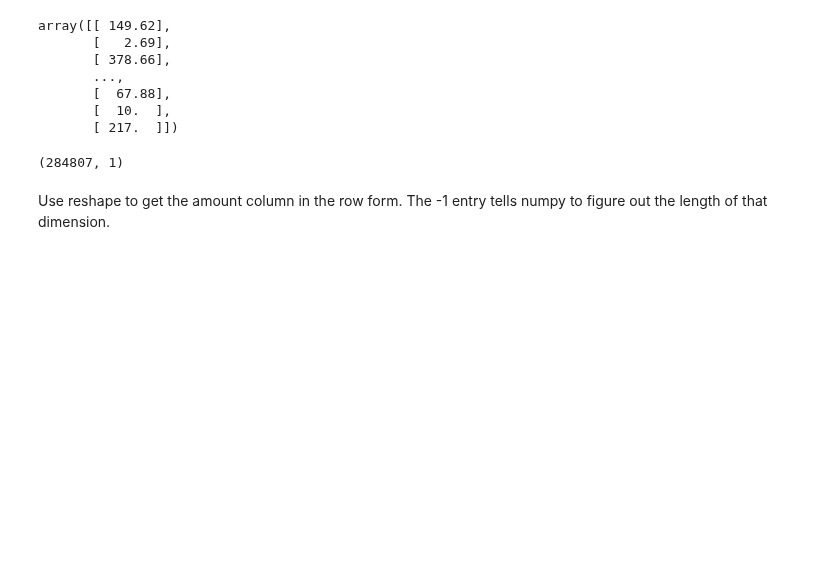
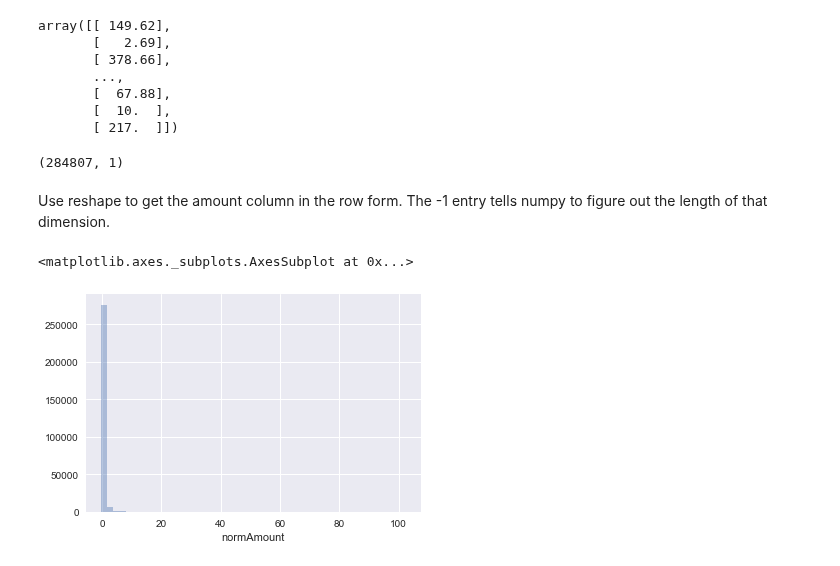
Before and after one commit to sushant2811/CreditCardFraudDetection, a Jupyter notebook: CreditCardFraudDetection.ipynb, the cells around one changed output. Cells and saved outputs as stored; diff of their text form; code cells hidden in the pictures; blank space fills up the shorter version.

Commit message:
Scaling the amount and time

```diff
--- a/CreditCardFraudDetection.ipynb
+++ b/CreditCardFraudDetection.ipynb
@@ -208,3 +208,13 @@ np.shape(df['Amount'].values.reshape(-1, 1))
 (284807, 1)
 # %% [markdown]
 Use reshape to get the amount column in the row form. The -1 entry tells numpy to figure out the length of that dimension.
+# %%
+from sklearn.preprocessing import StandardScaler
+
+df['normAmount'] = StandardScaler().fit_transform(df['Amount'].values.reshape(-1,1))
+df['normTime'] = StandardScaler().fit_transform(df['Time'].values.reshape(-1,1))
+# %%
+sns.distplot(df['normAmount'], kde = False)
+# %% [output]
+<matplotlib.axes._subplots.AxesSubplot at 0x...>
+[figure, added]
```
Also changed, not shown: parts of 1 cell of this notebook.
